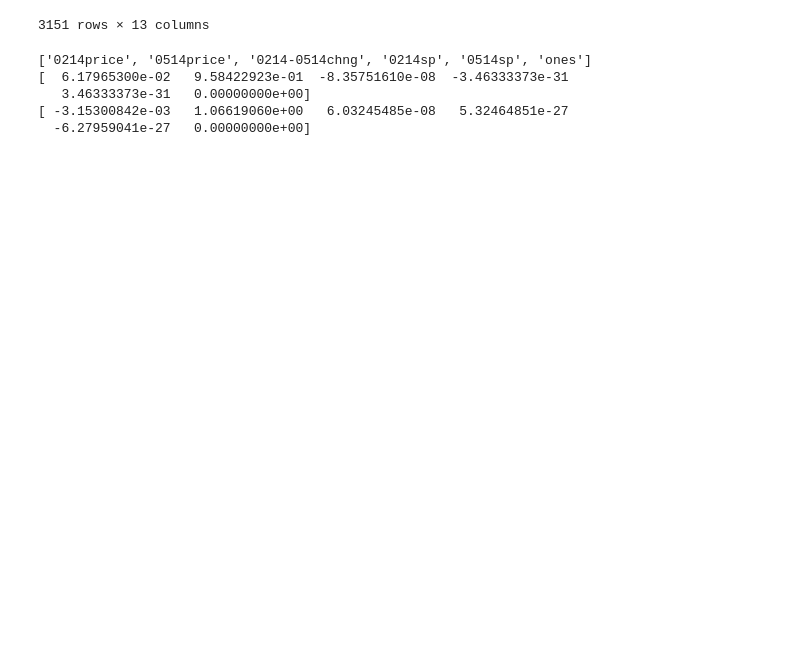
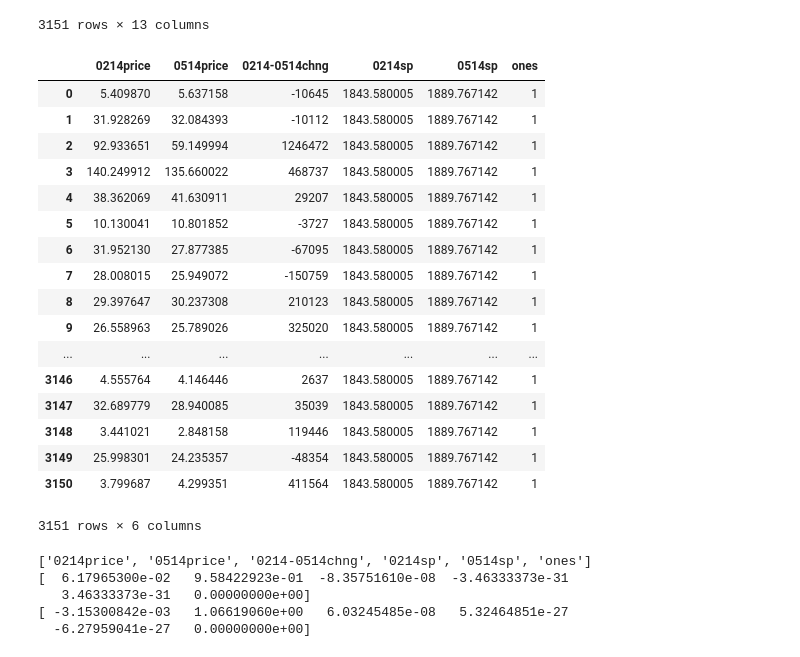
Before and after one commit to joyceccy/InfluentialInvestmentPrediction, a Jupyter notebook: RanSac.ipynb, the cells around one changed output. Drawn from its saved outputs; the diff is of its cells as text; code cells hidden in the pictures; blank space fills up the shorter version.

```diff
--- a/RanSac.ipynb
+++ b/RanSac.ipynb
@@ -48,12 +48,32 @@ X
 # %%
 y1 = X['0814price']
 x1 = pd.DataFrame()
 x1['0214price'] = X['0214price']
 x1['0514price']= X['0514price']
 x1['0214-0514chng']=X['0214-0514chng']
 x1['0214sp'] = sp['0214']
 x1['0514sp'] = sp['0514']
 x1['ones'] = 1
+x1
+# %% [output]
+|  | 0214price | 0514price | 0214-0514chng | 0214sp | 0514sp | ones |
+| 0 | 5.409870 | 5.637158 | -10645 | 1843.580005 | 1889.767142 | 1 |
+| 1 | 31.928269 | 32.084393 | -10112 | 1843.580005 | 1889.767142 | 1 |
+| 2 | 92.933651 | 59.149994 | 1246472 | 1843.580005 | 1889.767142 | 1 |
+| 3 | 140.249912 | 135.660022 | 468737 | 1843.580005 | 1889.767142 | 1 |
+| 4 | 38.362069 | 41.630911 | 29207 | 1843.580005 | 1889.767142 | 1 |
+| 5 | 10.130041 | 10.801852 | -3727 | 1843.580005 | 1889.767142 | 1 |
+| 6 | 31.952130 | 27.877385 | -67095 | 1843.580005 | 1889.767142 | 1 |
+| 7 | 28.008015 | 25.949072 | -150759 | 1843.580005 | 1889.767142 | 1 |
+| 8 | 29.397647 | 30.237308 | 210123 | 1843.580005 | 1889.767142 | 1 |
+| 9 | 26.558963 | 25.789026 | 325020 | 1843.580005 | 1889.767142 | 1 |
+| ... | ... | ... | ... | ... | ... | ... |
+| 3146 | 4.555764 | 4.146446 | 2637 | 1843.580005 | 1889.767142 | 1 |
+| 3147 | 32.689779 | 28.940085 | 35039 | 1843.580005 | 1889.767142 | 1 |
+| 3148 | 3.441021 | 2.848158 | 119446 | 1843.580005 | 1889.767142 | 1 |
+| 3149 | 25.998301 | 24.235357 | -48354 | 1843.580005 | 1889.767142 | 1 |
+| 3150 | 3.799687 | 4.299351 | 411564 | 1843.580005 | 1889.767142 | 1 |
+3151 rows × 6 columns
 # %%
 # Fit line using all data
 lr = linear_model.LinearRegression()
```
Also changed, not shown: 1 other file.
